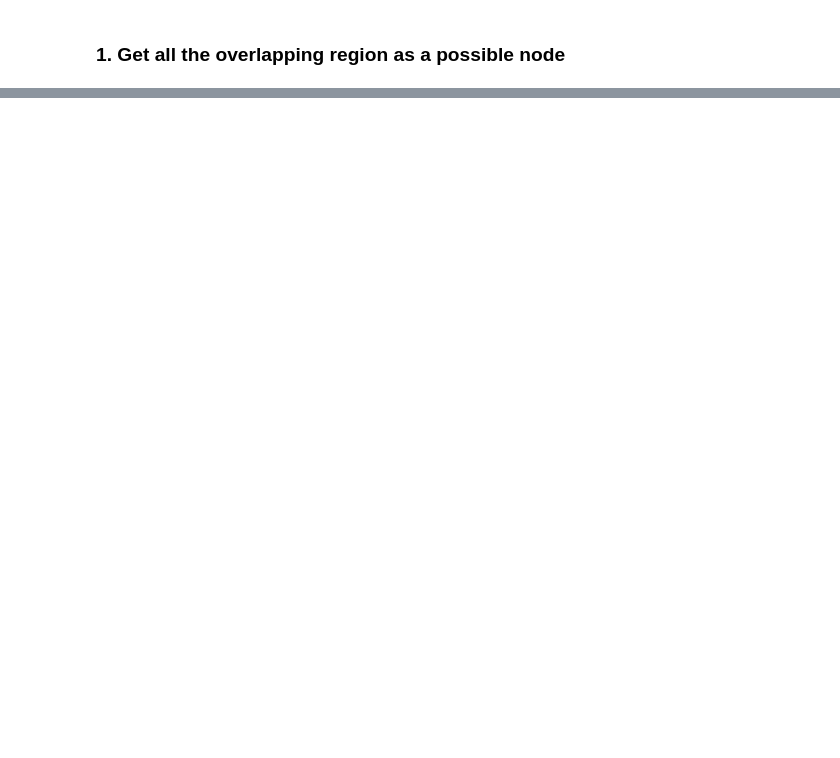
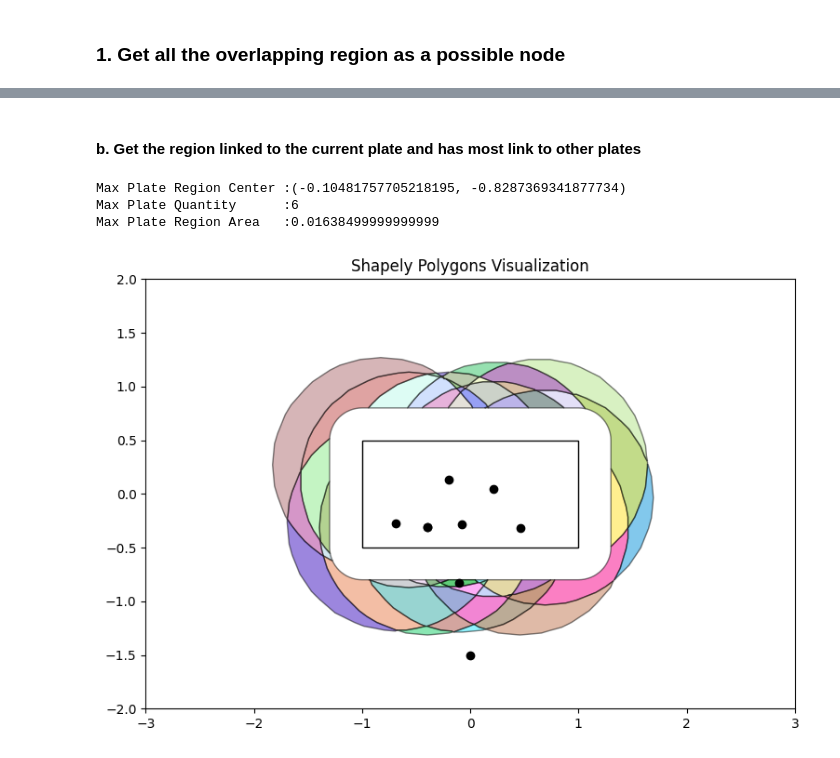
Before and after one commit to lohxinzhi/Waypoint_Optimizer, a Jupyter notebook: overlap_test.ipynb, the cells around one changed output, grey strips where cells are left out. Drawn from its saved outputs; the diff is of its cells as text; code cells hidden in the pictures; blank space fills up the shorter version.

```diff
--- a/overlap_test.ipynb
+++ b/overlap_test.ipynb
@@ -161,0 +184,6 @@ Z = LinkRegionAndPlate(z, plates)
+# %%
+n1, d1 = getNearestPlate(start_point, plates)
+print (f'Nearest Plate id       : {n1.id}')
+print (f'Nearest Plate Center   : {n1.center}')
+print (f'Nearest distance       : {d1}')
+visualiseScene(polygons=z,points=[start_point, n1.center], table=True)
@@ -161,0 +195,37 @@ Z = LinkRegionAndPlate(z, plates)
+# %% [markdown]
+#### b. Get the region linked to the current plate and has most link to other plates
+# %%
+def getBestRegion(plate:Plate):
+    n = 0
+    for (i, region) in enumerate(plate.intersect_regions):
+        if i == n:
+            if region.area < 0.01:
+                n+=1
+                continue
+            max_plate_region = region
+            max_plate_qty = len(region.member_plate)
+
+        else:
+            plate_qty = len(region.member_plate)
+            if plate_qty > max_plate_qty  and region.area >= 0.01:
+                max_plate_region = region
+                max_plate_qty = len(region.member_plate)
+
+    return max_plate_region, max_plate_qty, max_plate_region.area
+# %%
+best_region, best_region_qty, best_region_area = getBestRegion(n1)
+
+print(f"Max Plate Region Center :{best_region.center}")
+print(f"Max Plate Quantity      :{best_region_qty}")
+print(f"Max Plate Region Area   :{best_region_area}")
+# %% [output]
+Max Plate Region Center :(-0.10481757705218195, -0.8287369341877734)
+Max Plate Quantity      :6
+Max Plate Region Area   :0.01638499999999999
+# %%
+das = [plate.center for plate in best_region.member_plate]
+# %%
+# visualiseScene(points=das, table=True)
+visualiseScene(polygons = [max_plate_region.poly]+z ,points = [max_plate_region.center, start_point, n1.center]+das, table=True)
+# %% [output]
+[figure, added]
```
Also changed, not shown: parts of 10 cells of this notebook, 2 other files.
